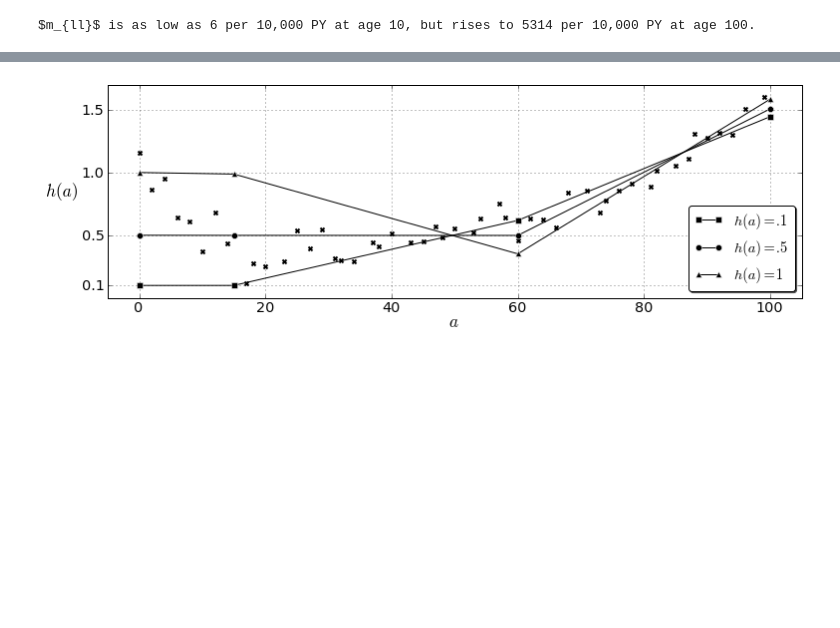
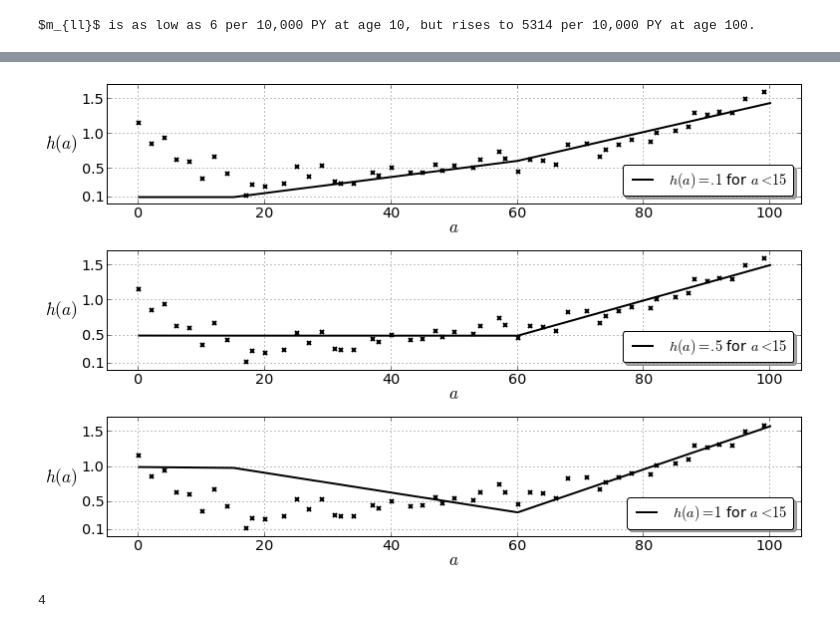
Before and after one commit to aflaxman/gbd, a Jupyter notebook: book/splines.ipynb, the cells around one changed output, grey strips where cells are left out. Cells and saved outputs as stored; diff of their text form; code cells hidden in the pictures; blank space fills up the shorter version.

```diff
--- a/book/splines.ipynb
+++ b/book/splines.ipynb
@@ -21 +68,12 @@ mc.np.random.seed(1234567)ages = pl.arange(101)knots = [0, 15, 60, 100]import sc
+# %%
+def decorate_figure():
+    pl.legend(loc='lower right', fancybox=True, shadow=True, prop={'size':'x-large'})
+    pl.xticks(fontsize='x-large')
+    pl.xlabel('$a$', fontsize='xx-large')
+    pl.yticks([0., .5, 1., 1.5], fontsize='x-large')
+    pl.ylabel('$h(a)$', rotation=0, fontsize='xx-large')
+
+    pl.subplots_adjust(.1, .175, .98, .875, .275)
+    pl.axis([-5, 105, 0., 1.7])
+    grid()
 # %%
@@ -30,5 +133,42 @@ adding smoothing of 0.1adding smoothing of 0.01adding smoothing of 0.001
 # %%
-### @export 'level_value-spline_fig'knots = [0, 15, 60, 100]#knots = range(0,101,10)pl.figure(**book_graphics.half_page_params)pl.plot(X, Y, 'kx', ms=4, mew=2)for params in [dict(label='$h(a) = .1$', value=.1, marker='s'),               dict(label='$h(a) = .5$', value=.5, marker='o'),               dict(label='$h(a) = 1$', value=1., marker='^')]:    vars = age_pattern.age_pattern('t', ages=ages, knots=knots, smoothing=pl.inf)    vars.update(expert_prior_model.level_constraints('t',                                                     dict(level_value=dict(age_before=15, age_after=101, value=params.pop('value')),                                                          level_bounds=dict(upper=pl.inf, lower=-pl.inf)),                                                     vars['mu_age'], ages))    vars['mu_pred'] = mc.Lambda('mu_pred', lambda mu_age=vars['mu_age'], X=X : mu_age[X])    vars['Y'] = mc.Normal('Y', mu=vars['mu_pred'], tau=tau, value=Y, observed=True)    for i, k_i in enumerate(knots):        vars['gamma'][i].value = Y_true[k_i]    mc.MAP(vars).fit(method='fmin_powell', verbose=0)    #pl.plot(ages[knots], vars['mu_age'].value, 'w-', linewidth=3, **params)    pl.plot(ages[knots], vars['mu_age'].value[knots], 'k-', mec='w', **params)decorate_figure()pl.yticks([.1, .5, 1., 1.5])#pl.legend(loc='lower right', fancybox=True, shadow=True, prop={'size':'xx-large'}, title='For $a < 15$:')pl.savefig('level_value-smoothing-splines.pdf')
+### @export 'level_value-spline_fig'
+
+knots = [0, 15, 60, 100]
+#knots = range(0,101,10)
+pl.figure(figsize=(11, 9))
+
+
+for i, params in enumerate([dict(label='$h(a) = .1$ for $a<15$', value=.1),
+                            dict(label='$h(a) = .5$ for $a<15$', value=.5),
+                            dict(label='$h(a) = 1$ for $a<15$', value=1.)]):
+    pl.subplot(3,1,i+1)
+    pl.plot(X, Y, 'kx', ms=4, mew=2)
+
+    vars = age_pattern.age_pattern('t', ages=ages, knots=knots, smoothing=pl.inf)
+    vars.update(expert_prior_model.level_constraints('t',
+                                                     dict(level_value=dict(age_before=15, age_after=101, value=params.
+pop('value')),
+                                                          level_bounds=dict(upper=pl.inf, lower=-pl.inf)),
+                                                     vars['mu_age'], ages))
+    vars['mu_pred'] = mc.Lambda('mu_pred', lambda mu_age=vars['mu_age'], X=X : mu_age[X])
+    vars['Y'] = mc.Normal('Y', mu=vars['mu_pred'], tau=tau, value=Y, observed=True)
+
+    for i, k_i in enumerate(knots):
+        vars['gamma'][i].value = Y_true[k_i]
+    mc.MAP(vars).fit(method='fmin_powell', tol=.00001, verbose=0)
+    #pl.plot(ages[knots], vars['mu_age'].value, 'w-', linewidth=3, **params)
+    pl.plot(ages[knots], vars['mu_age'].value[knots], 'k-', linewidth=2, **params)
+
+
+    decorate_figure()
+    pl.yticks([.1, .5, 1., 1.5])
+
+pl.subplots_adjust(hspace=.4)
+pl.savefig('level_value-smoothing-splines.pdf')
 # %% [output]
-[figure, old version]
+[figure, new version]
+# %%
+i
+# %% [output]
+4
 # %%
```
Also changed, not shown: parts of 8 cells of this notebook, 13 other files.
